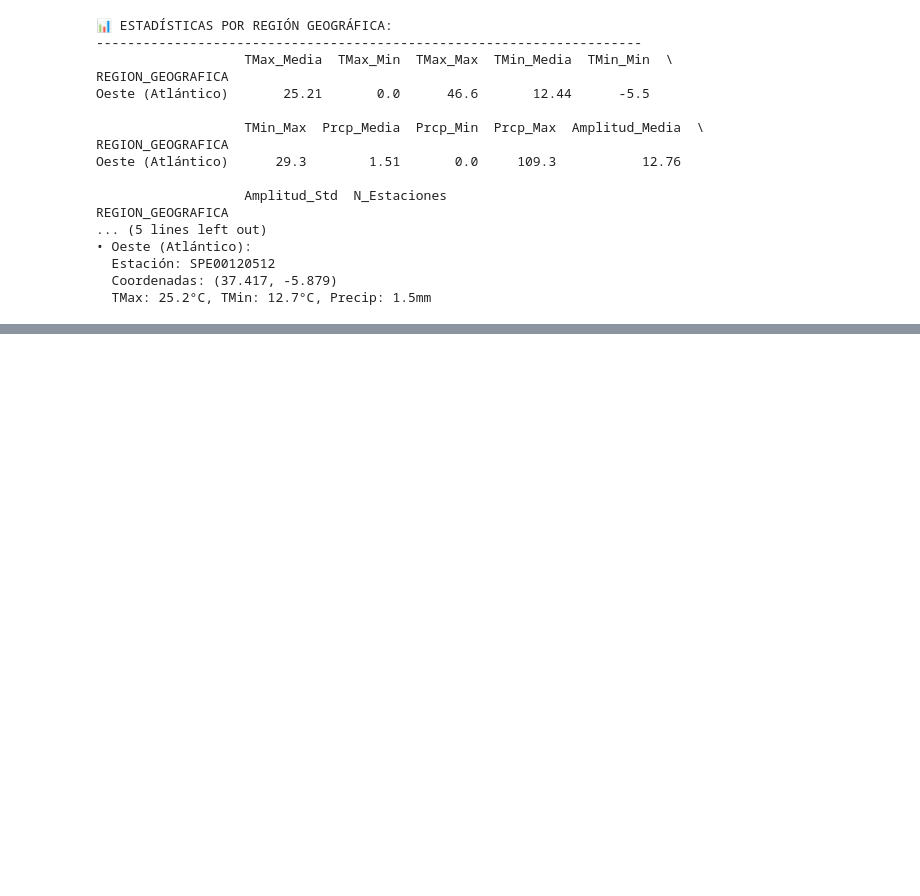
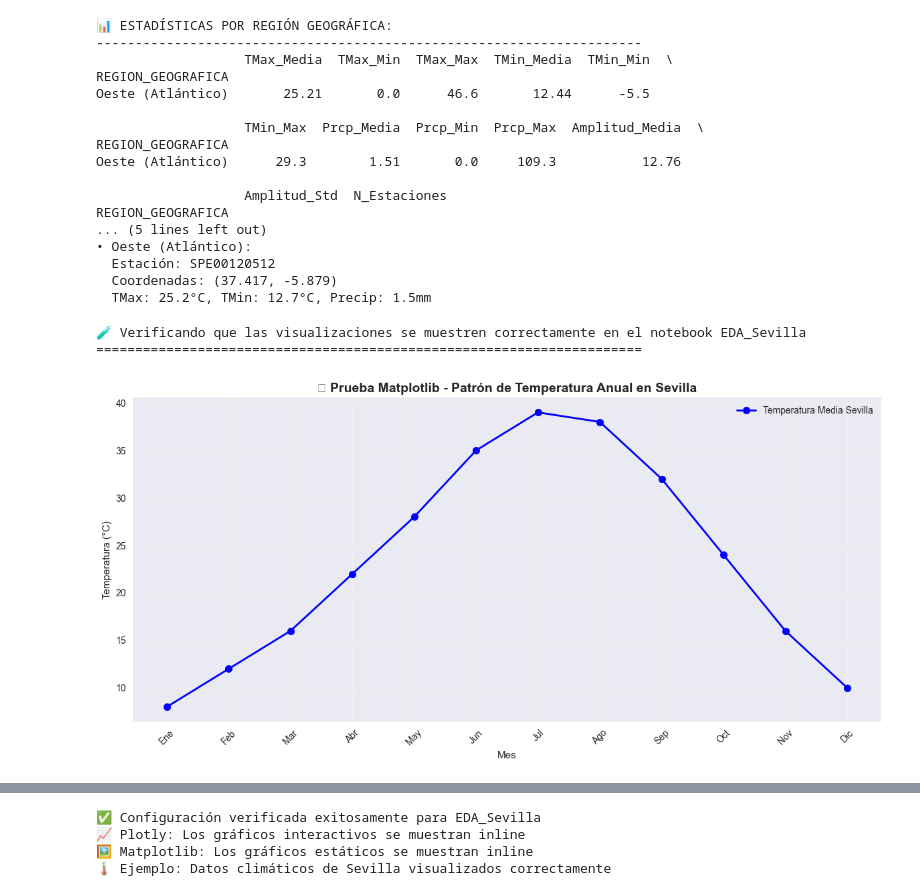
Before and after one commit to BelenP09/Clima_Spain, a Jupyter notebook: Notebook/EDA_Sevilla.ipynb, the cells around one changed output, grey strips where cells are left out. Drawn from its saved outputs; the diff is of its cells as text; code cells hidden in the pictures; blank space fills up the shorter version.

```diff
--- a/Notebook/EDA_Sevilla.ipynb
+++ b/Notebook/EDA_Sevilla.ipynb
@@ -26,9 +26,22 @@ import seaborn as sns
 import plotly.express as px
 import plotly.graph_objects as go
 from plotly.subplots import make_subplots
+import plotly.offline as pyo
+import plotly.io as pio
 import warnings
 from datetime import datetime, timedelta
 import scipy.stats as stats
+
+# Configurar visualizaciones inline para Jupyter
+%matplotlib inline
+
+# Configurar Plotly para mostrar gráficos inline en el notebook
+pio.renderers.default = "notebook"
+pyo.init_notebook_mode(connected=True)
+
+# Configuración de matplotlib para alta calidad
+plt.rcParams['figure.dpi'] = 100
+plt.rcParams['savefig.dpi'] = 300
 
 # Configuración de visualizaciones
 warnings.filterwarnings('ignore')
@@ -41,5 +54,8 @@ pd.set_option('display.max_rows', 100)
 plt.rcParams['figure.figsize'] = (12, 8)
 plt.rcParams['font.size'] = 12
 
-print("Librerías importadas correctamente ✓")
+print("✅ Librerías importadas correctamente")
+print("📊 Configuración de visualización aplicada")
+print("📈 Plotly configurado para mostrar gráficos inline en el notebook")
+print("🖼️ Matplotlib configurado para alta calidad inline")
 # %% [output]
@@ -2188,3 +2207,59 @@ REGION_GEOGRAFICA
   Estación: SPE00120512
   Coordenadas: (37.417, -5.879)
   TMax: 25.2°C, TMin: 12.7°C, Precip: 1.5mm
+# %%
+# 🧪 Verificación de configuración de visualización inline
+print("🧪 Verificando que las visualizaciones se muestren correctamente en el notebook EDA_Sevilla")
+print("="*70)
+
+# Crear un gráfico simple de prueba con matplotlib
+import matplotlib.pyplot as plt
+import numpy as np
+
+# Datos de ejemplo para Sevilla
+temperaturas_sevilla = np.array([8, 12, 16, 22, 28, 35, 39, 38, 32, 24, 16, 10])
+meses = ['Ene', 'Feb', 'Mar', 'Abr', 'May', 'Jun', 'Jul', 'Ago', 'Sep', 'Oct', 'Nov', 'Dic']
+
+# Crear gráfico con matplotlib
+plt.figure(figsize=(12, 6))
+plt.plot(meses, temperaturas_sevilla, 'b-o', linewidth=2, markersize=8, label='Temperatura Media Sevilla')
+plt.title('📊 Prueba Matplotlib - Patrón de Temperatura Anual en Sevilla', fontsize=14, fontweight='bold')
+plt.xlabel('Mes')
+plt.ylabel('Temperatura (°C)')
+plt.grid(True, alpha=0.3)
+plt.legend()
+plt.xticks(rotation=45)
+plt.tight_layout()
+plt.show()
+
+# Crear un gráfico de prueba con Plotly
+import plotly.graph_objects as go
+
+fig = go.Figure()
+fig.add_trace(go.Scatter(
+    x=meses,
+    y=temperaturas_sevilla,
+    mode='lines+markers',
+    name='Temperatura Media',
+    line=dict(color='red', width=3),
+    marker=dict(size=10)
+))
+
+fig.update_layout(
+    title='📈 Prueba Plotly - Patrón de Temperatura Anual en Sevilla',
+    xaxis_title='Mes',
+    yaxis_title='Temperatura (°C)',
+    template='plotly_white',
+    width=800,
+    height=400
+)
+fig.show()
+
+print("✅ Configuración verificada exitosamente para EDA_Sevilla")
+print("📈 Plotly: Los gráficos interactivos se muestran inline")
+print("🖼️ Matplotlib: Los gráficos estáticos se muestran inline")
+print("🌡️ Ejemplo: Datos climáticos de Sevilla visualizados correctamente")
+# %% [output]
+🧪 Verificando que las visualizaciones se muestren correctamente en el notebook EDA_Sevilla
+======================================================================
+[figure, added]
@@ -2190,0 +2267,4 @@ REGION_GEOGRAFICA
+✅ Configuración verificada exitosamente para EDA_Sevilla
+📈 Plotly: Los gráficos interactivos se muestran inline
+🖼️ Matplotlib: Los gráficos estáticos se muestran inline
+🌡️ Ejemplo: Datos climáticos de Sevilla visualizados correctamente
```
Also changed, not shown: parts of 2 cells of this notebook, 4 other files.
